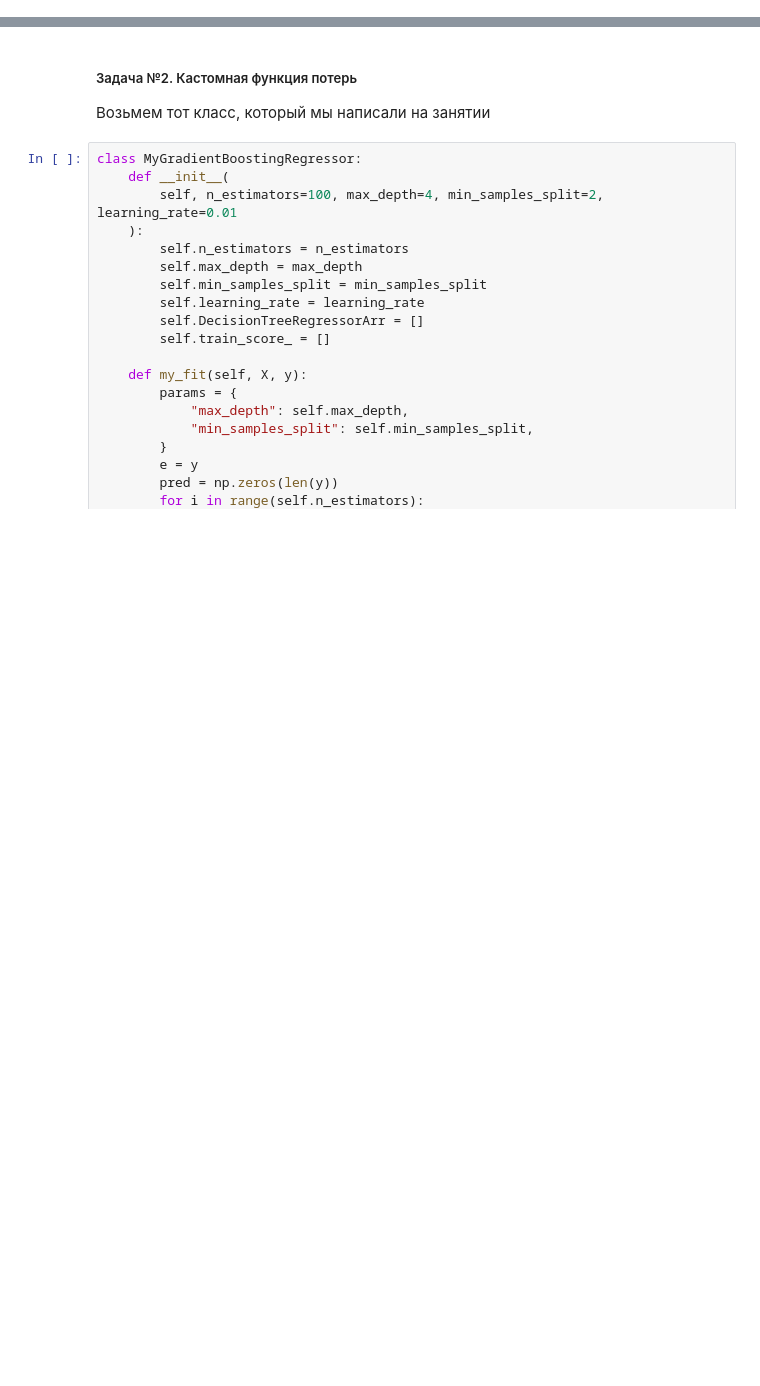
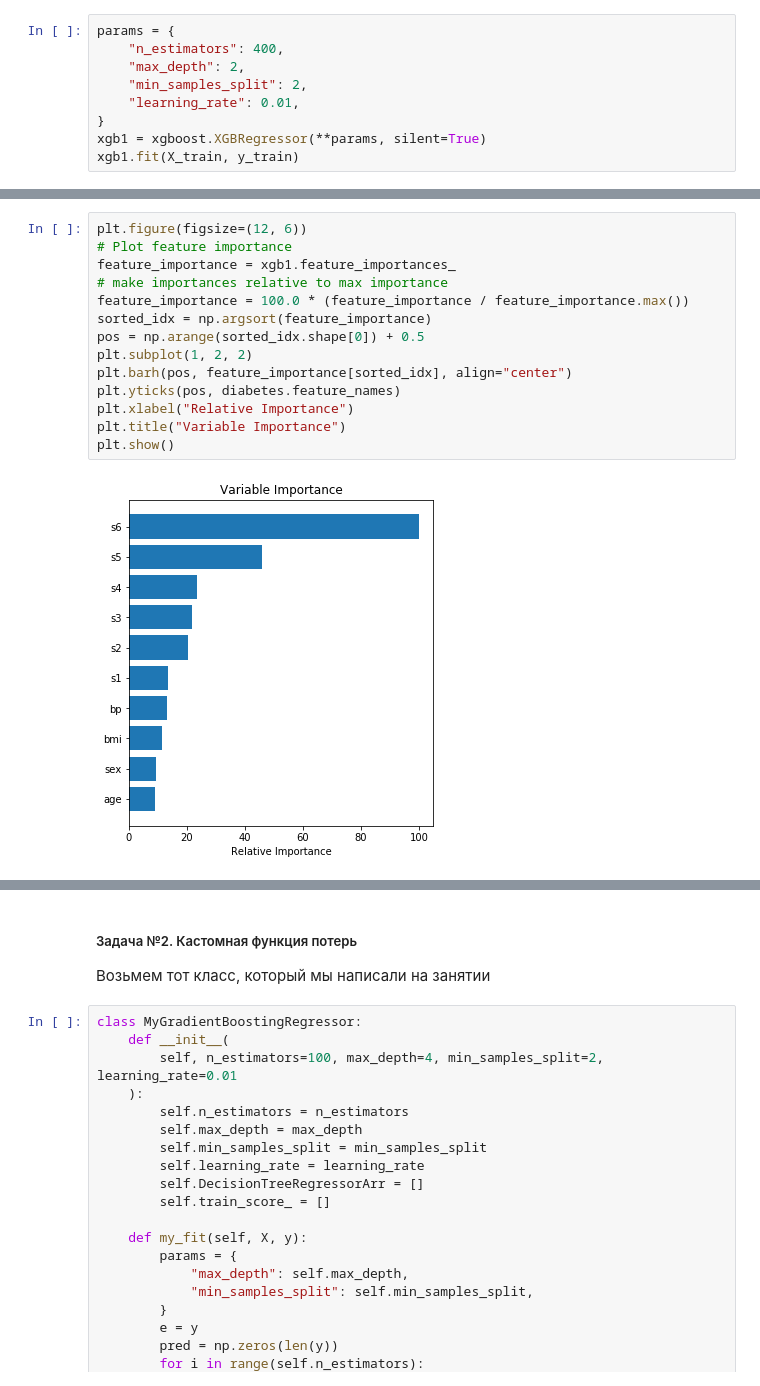
Before and after one commit to Afsent/Nordic_IT_School, a Jupyter notebook: ML/HW31_XGBoosting/HW31_XGBososting.ipynb, the cells around one changed output, grey strips where cells are left out. Cells and saved outputs as stored; diff of their text form; blank space fills up the shorter version.

Commit message:
Add plot

```diff
--- a/ML/HW31_XGBoosting/HW31_XGBososting.ipynb
+++ b/ML/HW31_XGBoosting/HW31_XGBososting.ipynb
@@ -176,3 +176,12 @@ print("MSE =", min(mse_sample, key=itemgetter(3)))
 # %% [output]
 MSE = [400, 2, 2, 422307.50650225073]
 [interactive output not drawn]
+# %%
+params = {
+    "n_estimators": 400,
+    "max_depth": 2,
+    "min_samples_split": 2,
+    "learning_rate": 0.01,
+}
+xgb1 = xgboost.XGBRegressor(**params, silent=True)
+xgb1.fit(X_train, y_train)
@@ -178,0 +248,16 @@ MSE = [400, 2, 2, 422307.50650225073]
+# %%
+plt.figure(figsize=(12, 6))
+# Plot feature importance
+feature_importance = xgb1.feature_importances_
+# make importances relative to max importance
+feature_importance = 100.0 * (feature_importance / feature_importance.max())
+sorted_idx = np.argsort(feature_importance)
+pos = np.arange(sorted_idx.shape[0]) + 0.5
+plt.subplot(1, 2, 2)
+plt.barh(pos, feature_importance[sorted_idx], align="center")
+plt.yticks(pos, diabetes.feature_names)
+plt.xlabel("Relative Importance")
+plt.title("Variable Importance")
+plt.show()
+# %% [output]
+[figure, added]
```
Also changed, not shown: parts of 6 cells of this notebook.
